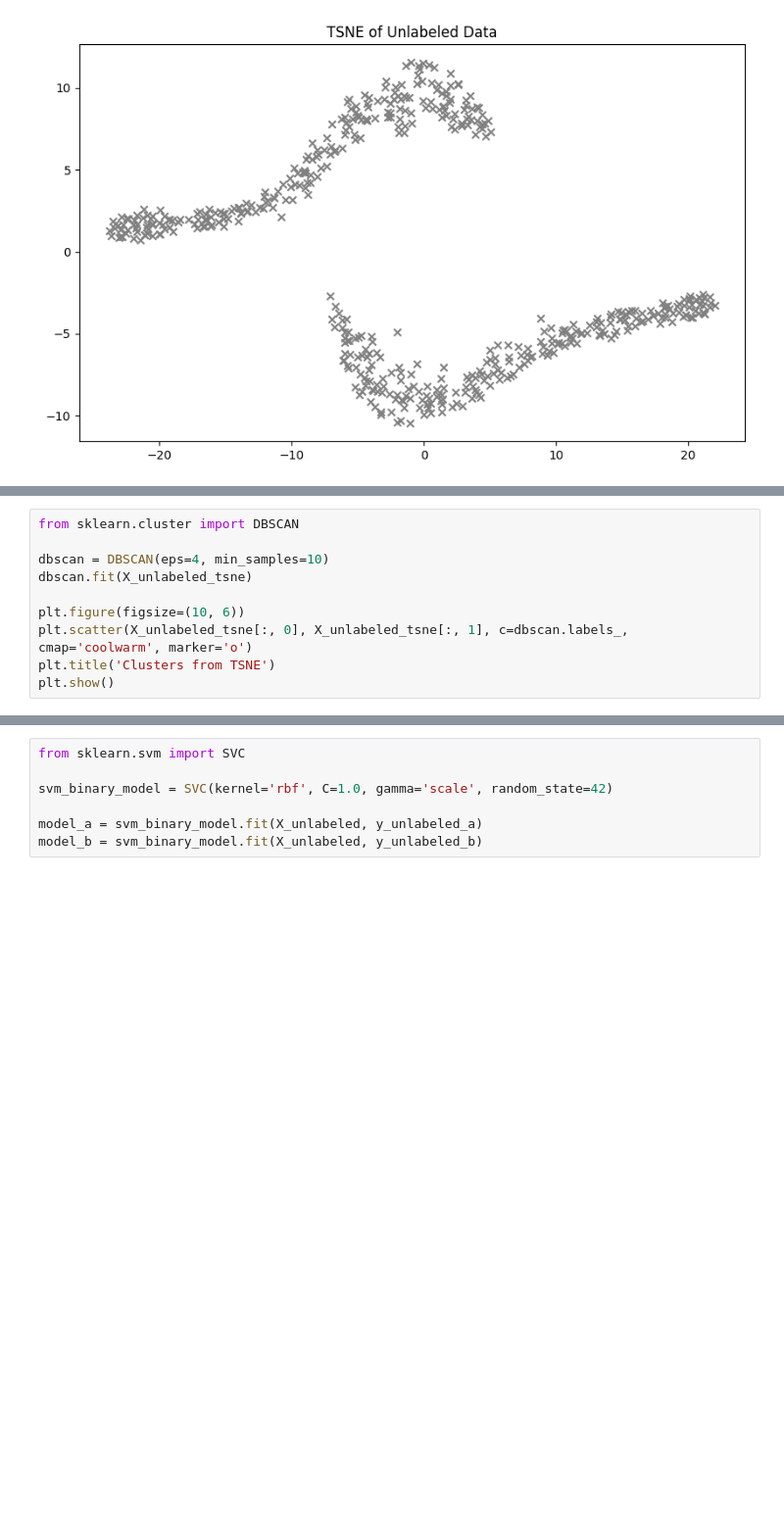
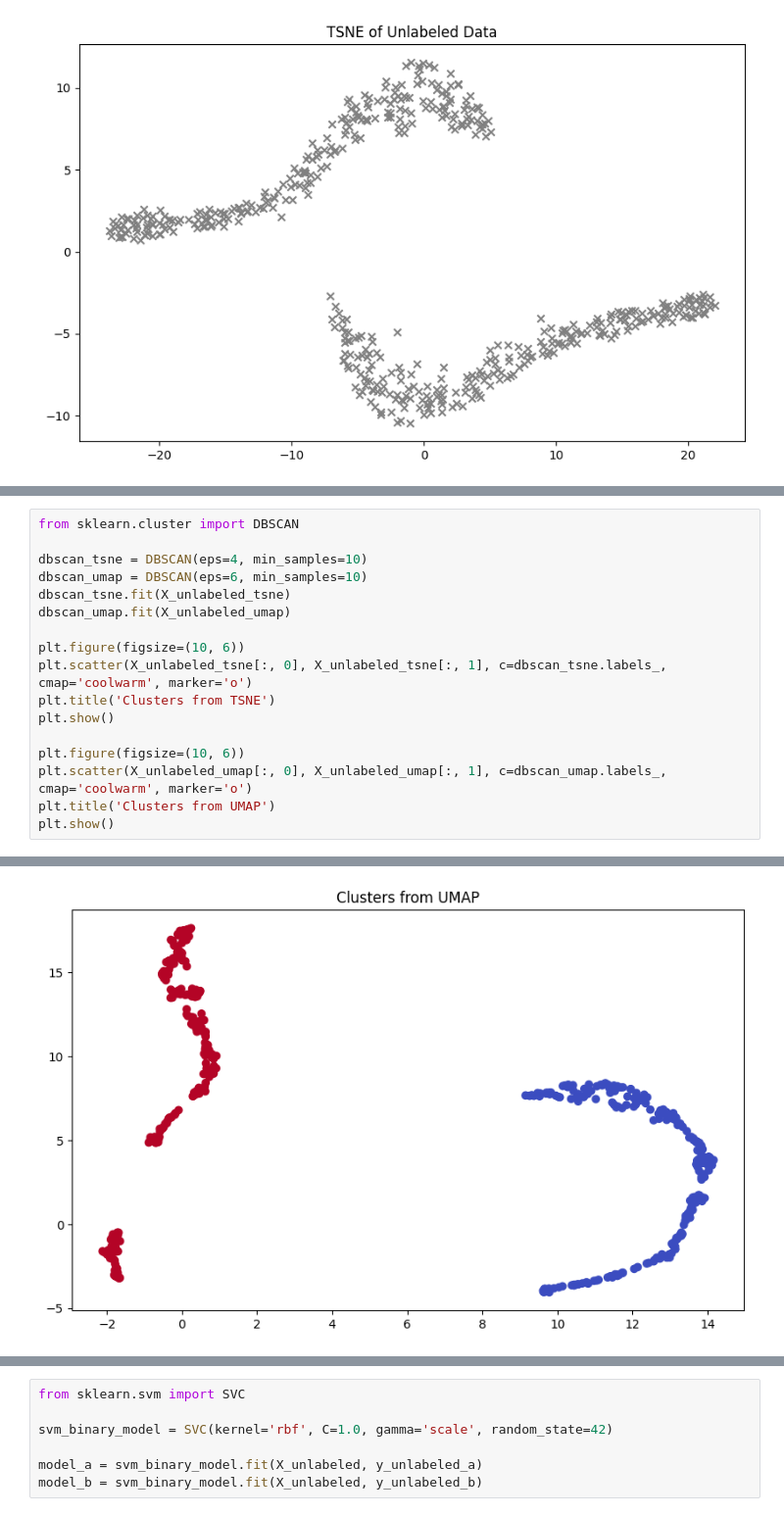
Before and after one commit to NOIC-IA/Problem-Solutions, a Jupyter notebook: ioai/2025/day_2/2_antique/best_solution.ipynb, the cells around one changed output, grey strips where cells are left out. Shown at 98% size. Drawn from its saved outputs; the diff is of its cells as text; blank space fills up the shorter version.

```diff
--- a/ioai/2025/day_2/2_antique/best_solution.ipynb
+++ b/ioai/2025/day_2/2_antique/best_solution.ipynb
@@ -46,13 +56,21 @@ AttributeError: module 'umap' has no attribute 'UMAP'
 # %%
 from sklearn.cluster import DBSCAN
 
-dbscan = DBSCAN(eps=4, min_samples=10)
-dbscan.fit(X_unlabeled_tsne)
+dbscan_tsne = DBSCAN(eps=4, min_samples=10)
+dbscan_umap = DBSCAN(eps=6, min_samples=10)
+dbscan_tsne.fit(X_unlabeled_tsne)
+dbscan_umap.fit(X_unlabeled_umap)
 
 plt.figure(figsize=(10, 6))
-plt.scatter(X_unlabeled_tsne[:, 0], X_unlabeled_tsne[:, 1], c=dbscan.labels_, cmap='coolwarm', marker='o')
+plt.scatter(X_unlabeled_tsne[:, 0], X_unlabeled_tsne[:, 1], c=dbscan_tsne.labels_, cmap='coolwarm', marker='o')
 plt.title('Clusters from TSNE')
 plt.show()
+
+plt.figure(figsize=(10, 6))
+plt.scatter(X_unlabeled_umap[:, 0], X_unlabeled_umap[:, 1], c=dbscan_umap.labels_, cmap='coolwarm', marker='o')
+plt.title('Clusters from UMAP')
+plt.show()
 # %% [output]
 [figure]
+[figure, added]
 # %%
```
Also changed, not shown: parts of 6 cells of this notebook, 2 other files.
